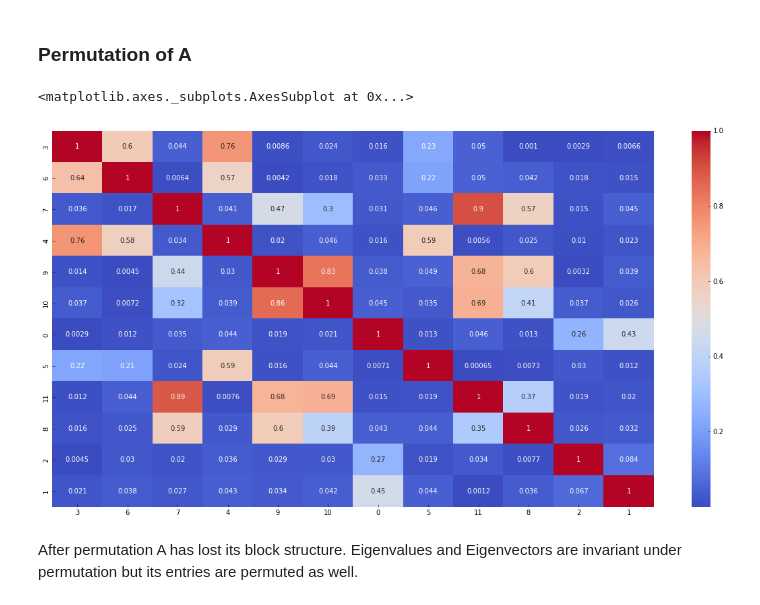
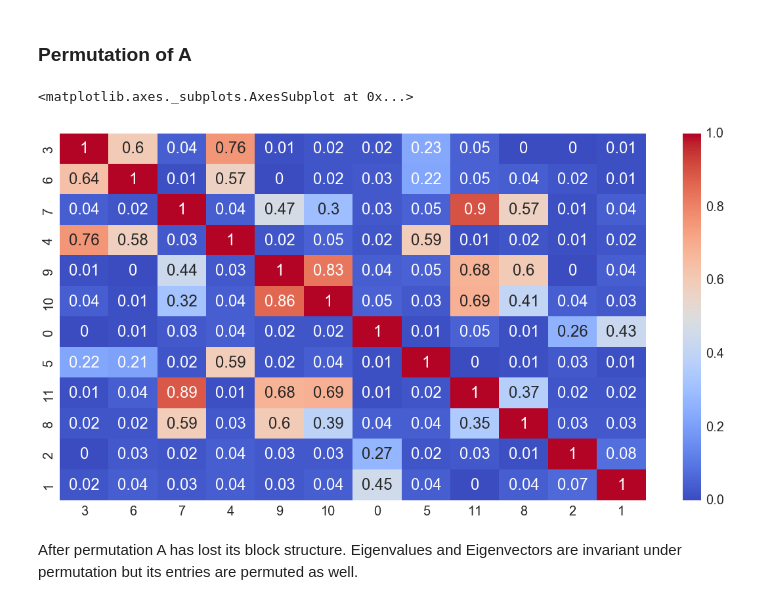
Before and after one commit to metterlein/spectral_clustering, a Jupyter notebook: notebooks/Toy Example.ipynb, the cells around one changed output. Drawn from its saved outputs; the diff is of its cells as text; code cells hidden in the pictures.

Commit message:
annotation fontsizes

```diff
--- a/notebooks/Toy Example.ipynb
+++ b/notebooks/Toy Example.ipynb
@@ -77,6 +77,7 @@ a = 0.5 * (a + a.T)
 ### visualisation of off-block entries
 # %%
 fig = plt.figure(figsize=(20,10))
+sns.set(font_scale=2)
 sns.heatmap(a, annot=True, cmap="coolwarm")
 # %% [output]
 <matplotlib.axes._subplots.AxesSubplot at 0x...>
@@ -92,6 +93,7 @@ $$ 0 = \lambda_0 \geq \lambda_1 \geq ... \geq \lambda_N $$
 # %%
 fig = plt.figure(figsize=(20,10))
 l = pd.DataFrame(generate_laplacian(a))
+sns.set(font_scale=2)
 sns.heatmap(l, annot=True, cmap="coolwarm")
 # %% [output]
 <matplotlib.axes._subplots.AxesSubplot at 0x...>
@@ -132,10 +134,10 @@ perm = list(np.random.permutation(12))
 a_pert_shuffled = a_pert.iloc[perm,perm]
 # %%
 plt.figure(figsize=(20,10))
-sns.heatmap(a_pert_shuffled, annot=True, cmap="coolwarm")
+sns.heatmap(a_pert_shuffled.round(2), annot=True, cmap="coolwarm")
 # %% [output]
 <matplotlib.axes._subplots.AxesSubplot at 0x...>
-[figure, old version]
+[figure, new version]
 # %% [markdown]
 After permutation A has lost its block structure. Eigenvalues and Eigenvectors are invariant under permutation but its entries are permuted as well.
 # %%
```
Also changed, not shown: parts of 3 cells of this notebook, 1 other file.
